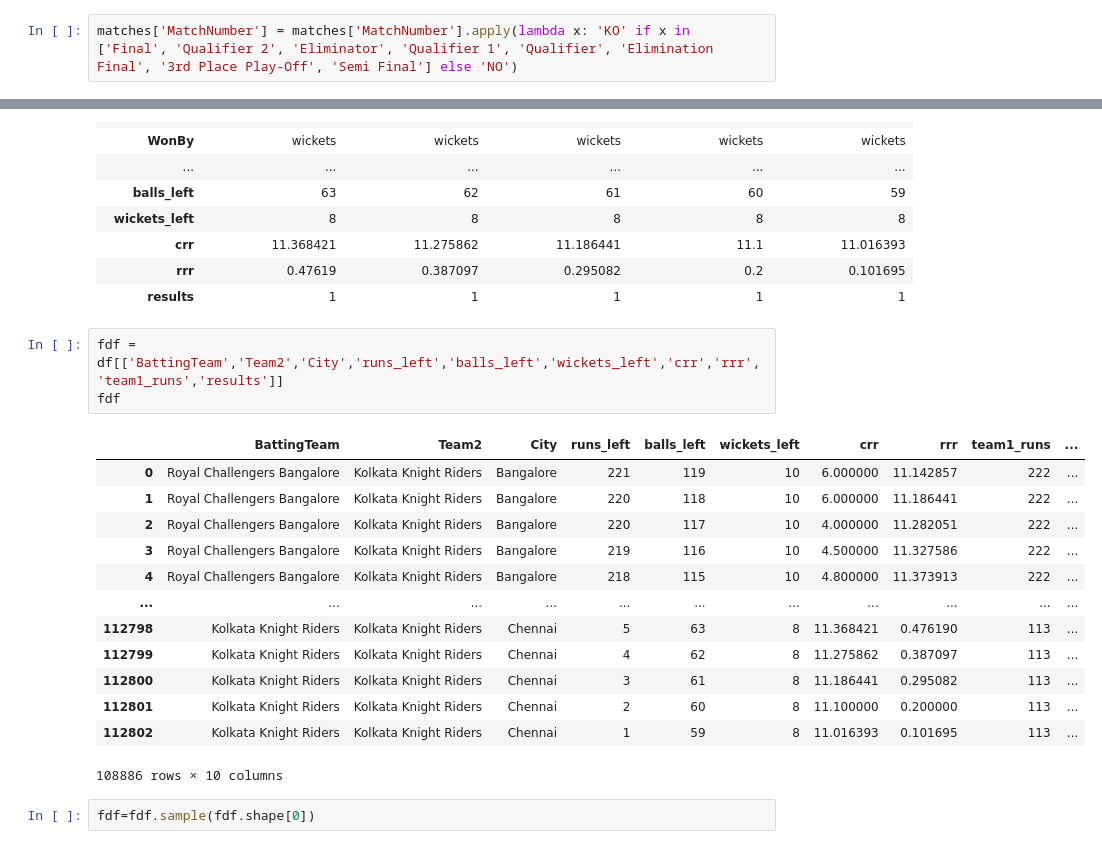
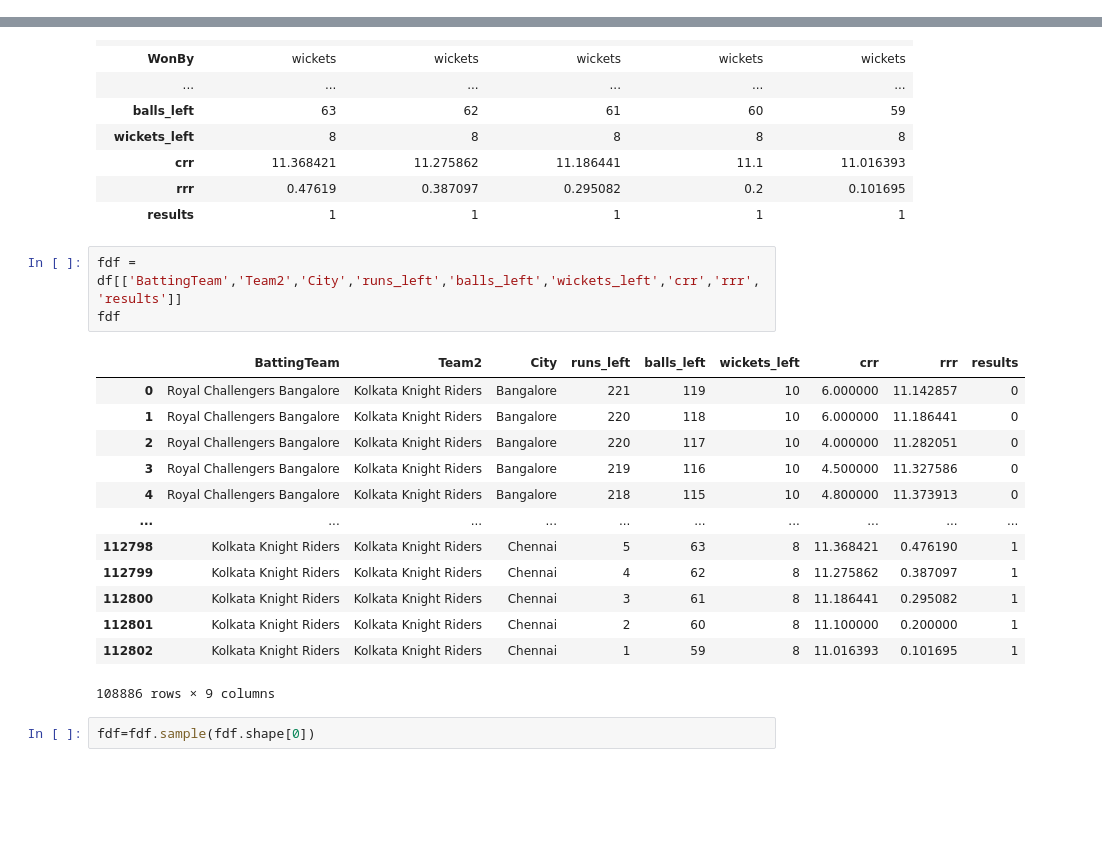
Before and after one commit to bainskarman/projects, a Jupyter notebook: Team_Winning_Chances_End_to_End/Notebook/notebook.ipynb, the cells around one changed output, grey strips where cells are left out. Cells and saved outputs as stored; diff of their text form; blank space fills up the shorter version.

```diff
--- a/Team_Winning_Chances_End_to_End/Notebook/notebook.ipynb
+++ b/Team_Winning_Chances_End_to_End/Notebook/notebook.ipynb
@@ -207,5 +207,3 @@ For example, when doing 'df[col].method(value, inplace=True)', try using 'df.met
 
 
   matches['method'].fillna('No', inplace=True)
-# %%
-matches['MatchNumber'] = matches['MatchNumber'].apply(lambda x: 'KO' if x in ['Final', 'Qualifier 2', 'Eliminator', 'Qualifier 1', 'Qualifier', 'Elimination Final', '3rd Place Play-Off', 'Semi Final'] else 'NO')
@@ -357,22 +353,22 @@ df.tail().T
 | rrr | 0.47619 | 0.387097 | 0.295082 | 0.2 | 0.101695 |
 | results | 1 | 1 | 1 | 1 | 1 |
 # %%
-fdf = df[['BattingTeam','Team2','City','runs_left','balls_left','wickets_left','crr','rrr','team1_runs','results']]
+fdf = df[['BattingTeam','Team2','City','runs_left','balls_left','wickets_left','crr','rrr','results']]
 fdf
 # %% [output]
-|  | BattingTeam | Team2 | City | runs_left | balls_left | wickets_left | crr | rrr | team1_runs | ... |
-| 0 | Royal Challengers Bangalore | Kolkata Knight Riders | Bangalore | 221 | 119 | 10 | 6.000000 | 11.142857 | 222 | ... |
-| 1 | Royal Challengers Bangalore | Kolkata Knight Riders | Bangalore | 220 | 118 | 10 | 6.000000 | 11.186441 | 222 | ... |
-| 2 | Royal Challengers Bangalore | Kolkata Knight Riders | Bangalore | 220 | 117 | 10 | 4.000000 | 11.282051 | 222 | ... |
-| 3 | Royal Challengers Bangalore | Kolkata Knight Riders | Bangalore | 219 | 116 | 10 | 4.500000 | 11.327586 | 222 | ... |
-| 4 | Royal Challengers Bangalore | Kolkata Knight Riders | Bangalore | 218 | 115 | 10 | 4.800000 | 11.373913 | 222 | ... |
-| ... | ... | ... | ... | ... | ... | ... | ... | ... | ... | ... |
-| 112798 | Kolkata Knight Riders | Kolkata Knight Riders | Chennai | 5 | 63 | 8 | 11.368421 | 0.476190 | 113 | ... |
-| 112799 | Kolkata Knight Riders | Kolkata Knight Riders | Chennai | 4 | 62 | 8 | 11.275862 | 0.387097 | 113 | ... |
-| 112800 | Kolkata Knight Riders | Kolkata Knight Riders | Chennai | 3 | 61 | 8 | 11.186441 | 0.295082 | 113 | ... |
-| 112801 | Kolkata Knight Riders | Kolkata Knight Riders | Chennai | 2 | 60 | 8 | 11.100000 | 0.200000 | 113 | ... |
-| 112802 | Kolkata Knight Riders | Kolkata Knight Riders | Chennai | 1 | 59 | 8 | 11.016393 | 0.101695 | 113 | ... |
+|  | BattingTeam | Team2 | City | runs_left | balls_left | wickets_left | crr | rrr | results |
+| 0 | Royal Challengers Bangalore | Kolkata Knight Riders | Bangalore | 221 | 119 | 10 | 6.000000 | 11.142857 | 0 |
+| 1 | Royal Challengers Bangalore | Kolkata Knight Riders | Bangalore | 220 | 118 | 10 | 6.000000 | 11.186441 | 0 |
+| 2 | Royal Challengers Bangalore | Kolkata Knight Riders | Bangalore | 220 | 117 | 10 | 4.000000 | 11.282051 | 0 |
+| 3 | Royal Challengers Bangalore | Kolkata Knight Riders | Bangalore | 219 | 116 | 10 | 4.500000 | 11.327586 | 0 |
+| 4 | Royal Challengers Bangalore | Kolkata Knight Riders | Bangalore | 218 | 115 | 10 | 4.800000 | 11.373913 | 0 |
+| ... | ... | ... | ... | ... | ... | ... | ... | ... | ... |
+| 112798 | Kolkata Knight Riders | Kolkata Knight Riders | Chennai | 5 | 63 | 8 | 11.368421 | 0.476190 | 1 |
+| 112799 | Kolkata Knight Riders | Kolkata Knight Riders | Chennai | 4 | 62 | 8 | 11.275862 | 0.387097 | 1 |
+| 112800 | Kolkata Knight Riders | Kolkata Knight Riders | Chennai | 3 | 61 | 8 | 11.186441 | 0.295082 | 1 |
+| 112801 | Kolkata Knight Riders | Kolkata Knight Riders | Chennai | 2 | 60 | 8 | 11.100000 | 0.200000 | 1 |
+| 112802 | Kolkata Knight Riders | Kolkata Knight Riders | Chennai | 1 | 59 | 8 | 11.016393 | 0.101695 | 1 |
-108886 rows × 10 columns
+108886 rows × 9 columns
 # %%
 fdf=fdf.sample(fdf.shape[0])
 # %%
```
Also changed, not shown: parts of 8 cells of this notebook, 3 other files.
